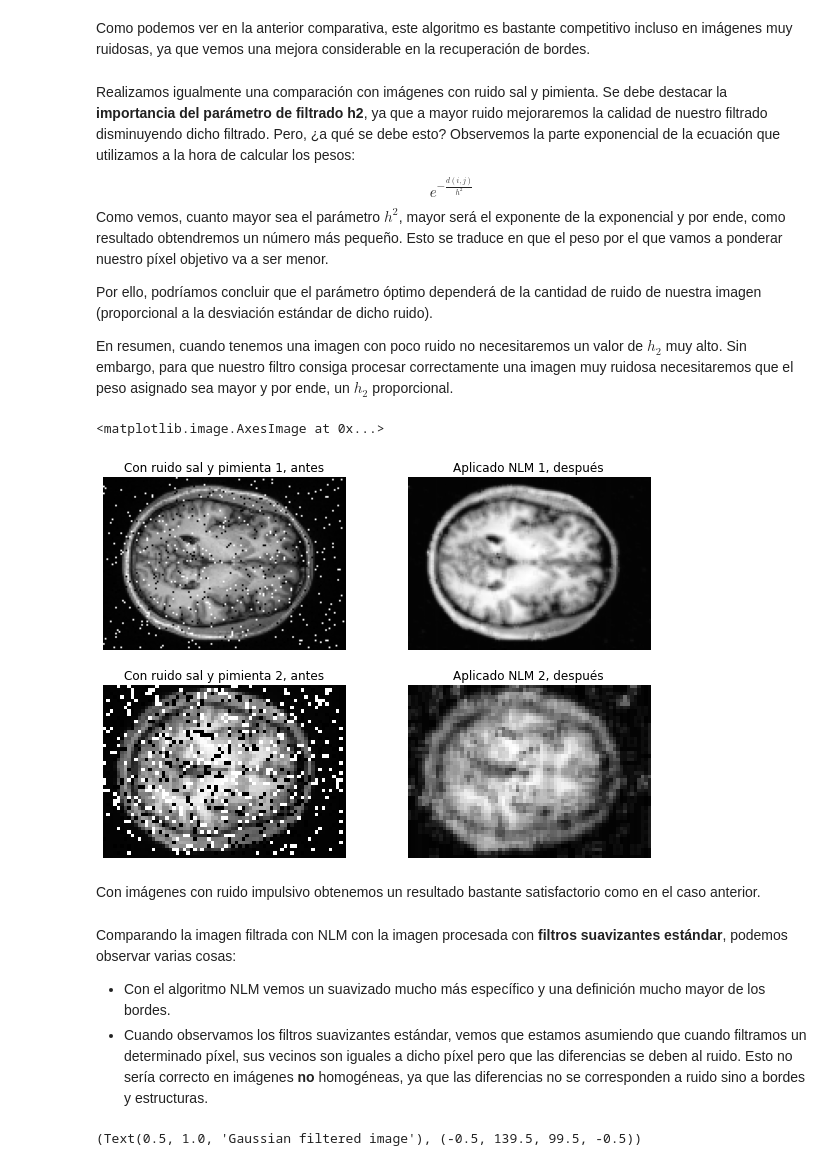
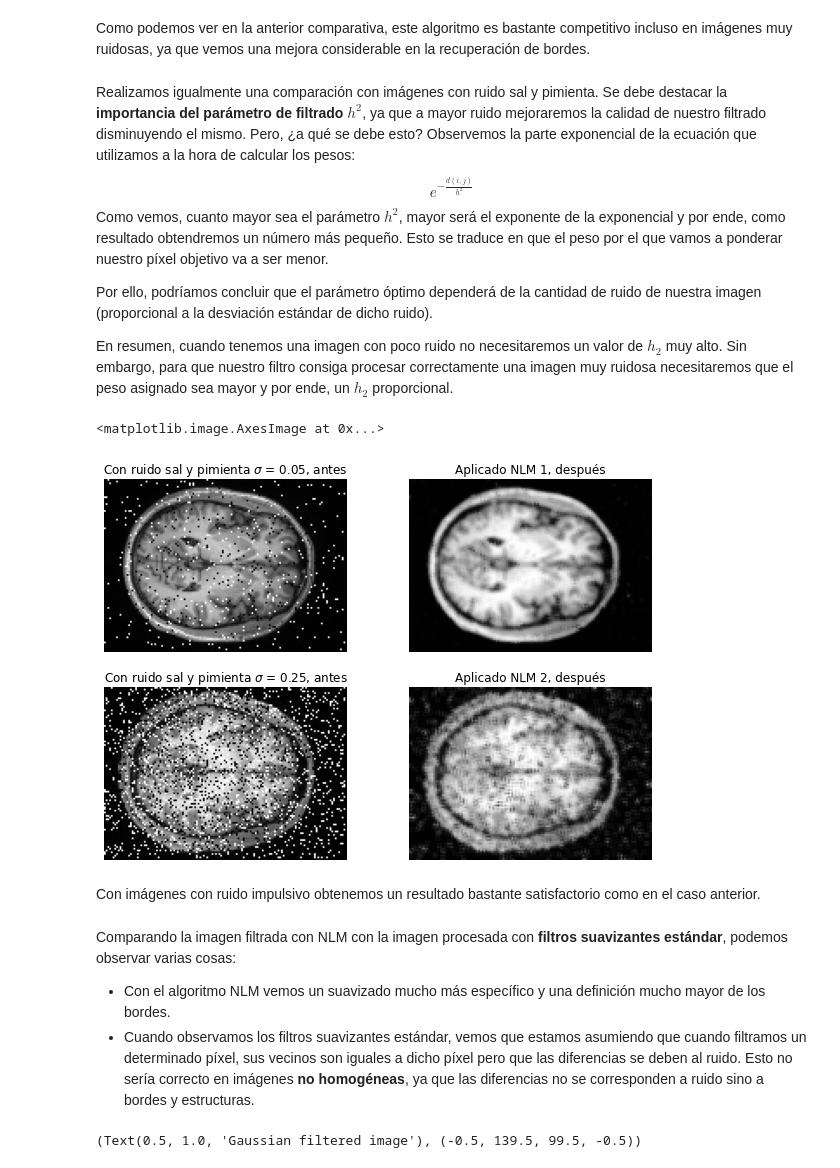
Before and after one commit to Mariaprddz/Analisis, a Jupyter notebook: Analisis/NLMfilters.ipynb, the cells around one changed output. Drawn from its saved outputs; the diff is of its cells as text; code cells hidden in the pictures.

```diff
--- a/Analisis/NLMfilters.ipynb
+++ b/Analisis/NLMfilters.ipynb
@@ -132,7 +136,7 @@ A continuación obtenemos un conjunto de imágenes ruidosas de **diferentes tipo
 # %%
 img_o2 = funciones.image_prep(img2)
-img_gauss2=modules.add_gnoise(img_o2,0.03)
-img_salpimienta2=modules.salpimienta(img_o2,0.05)
+img_gauss2=modules.add_gnoise(img_o2,0.05)
+img_salpimienta2=modules.salpimienta(img_o2,0.07)
 img_o3 = funciones.image_prep(img3)
 img_gauss3=modules.add_gnoise(img_o3,0.07)
 img_salpimienta3=modules.salpimienta(img_o3,0.1)
@@ -243,7 +245,7 @@ plt.imshow(matriz_imagen2, cmap=plt.cm.gray)
 # %% [markdown]
 Como podemos ver en la anterior comparativa, este algoritmo es bastante competitivo incluso en imágenes muy ruidosas, ya que vemos una mejora considerable en la recuperación de bordes.
 # %% [markdown]
-Realizamos igualmente una comparación con imágenes con ruido sal y pimienta. Se debe destacar la **importancia del parámetro de filtrado h2**, ya que a mayor ruido mejoraremos la calidad de nuestro filtrado disminuyendo dicho filtrado. Pero, ¿a qué se debe esto? Observemos la parte exponencial de la ecuación que utilizamos a la hora de calcular los pesos:
+Realizamos igualmente una comparación con imágenes con ruido sal y pimienta. Se debe destacar la **importancia del parámetro de filtrado $h^2$**, ya que a mayor ruido mejoraremos la calidad de nuestro filtrado disminuyendo el mismo. Pero, ¿a qué se debe esto? Observemos la parte exponencial de la ecuación que utilizamos a la hora de calcular los pesos:
 \begin{equation*}
 e^{- \frac{d(i,j)}{h^2}}
 \end{equation*}
@@ -261,25 +263,25 @@ matriz_imagen4 = modules.nlm(img_salpimienta6,img_pad, 0.9)
 # %%
 fig = plt.figure(figsize=(10,7))
 plt.subplot(221)
 plt.imshow(img_salpimienta,cmap=plt.cm.gray)
-plt.title('Con ruido sal y pimienta 1, antes'), plt.axis('off')
+plt.title('Con ruido sal y pimienta $\sigma$ = 0.05, antes'), plt.axis('off')
 plt.subplot(222)
 plt.title('Aplicado NLM 1, después'), plt.axis('off')
 plt.imshow(matriz_imagen3, cmap=plt.cm.gray)
 plt.subplot(223)
 plt.imshow(img_salpimienta6,cmap=plt.cm.gray)
-plt.title('Con ruido sal y pimienta 2, antes'), plt.axis('off')
+plt.title('Con ruido sal y pimienta $\sigma$ = 0.25, antes'), plt.axis('off')
 plt.subplot(224)
 plt.title('Aplicado NLM 2, después'), plt.axis('off')
 plt.imshow(matriz_imagen4, cmap=plt.cm.gray)
 # %% [output]
 <matplotlib.image.AxesImage at 0x...>
-[figure, old version]
+[figure, new version]
 # %% [markdown]
 Con imágenes con ruido impulsivo obtenemos un resultado bastante satisfactorio como en el caso anterior.
 # %% [markdown]
 Comparando la imagen filtrada con NLM con la imagen procesada con **filtros suavizantes estándar**, podemos observar varias cosas:
 * Con el algoritmo NLM vemos un suavizado mucho más específico y una definición mucho mayor de los bordes.
-* Cuando observamos los filtros suavizantes estándar, vemos que estamos asumiendo que cuando filtramos un determinado píxel, sus vecinos son iguales a dicho píxel pero que las diferencias se deben al ruido. Esto no sería correcto en imágenes **no** homogéneas, ya que las diferencias no se corresponden a ruido sino a bordes y estructuras.
+* Cuando observamos los filtros suavizantes estándar, vemos que estamos asumiendo que cuando filtramos un determinado píxel, sus vecinos son iguales a dicho píxel pero que las diferencias se deben al ruido. Esto no sería correcto en imágenes **no homogéneas**, ya que las diferencias no se corresponden a ruido sino a bordes y estructuras.
 # %%
 img_pad = np.pad(img_gauss,1, mode='reflect')
```
Also changed, not shown: parts of 31 cells of this notebook.
